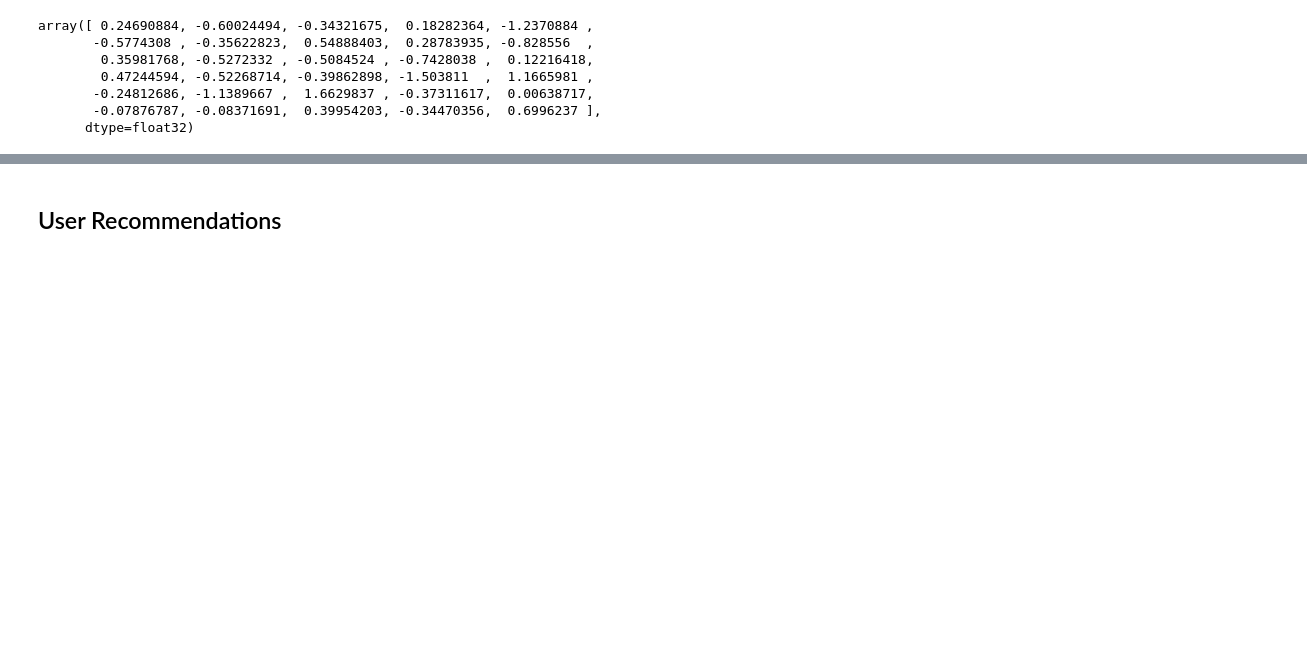
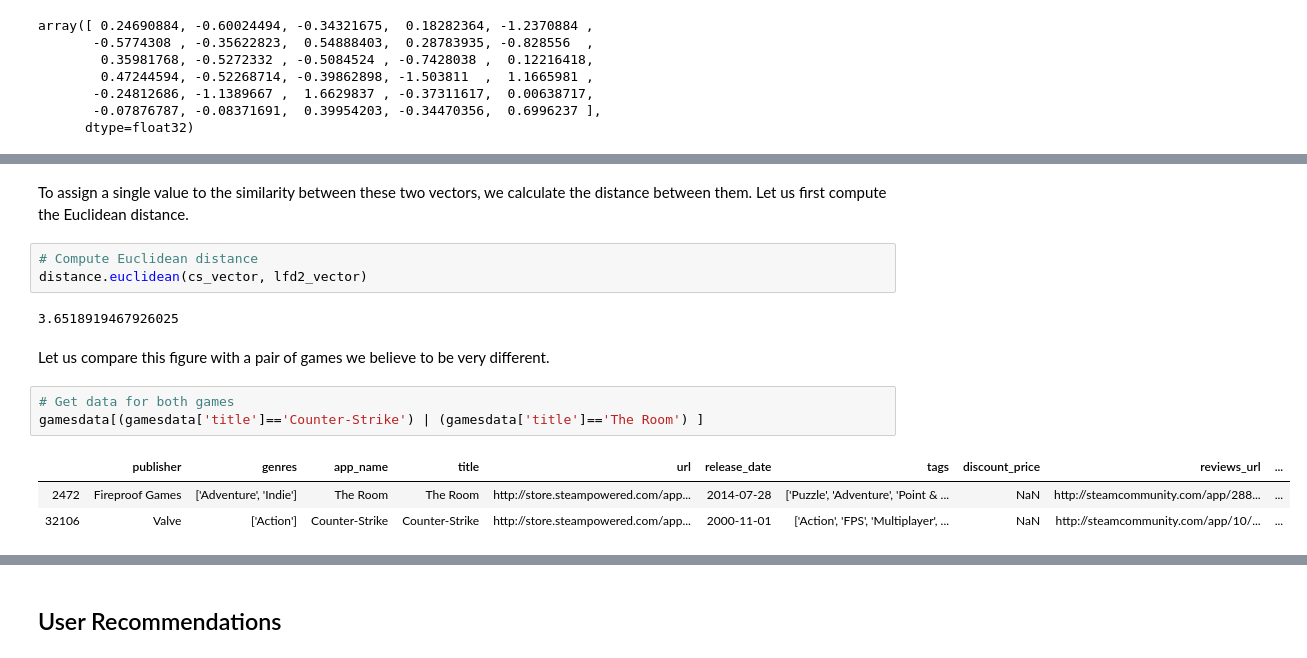
Before and after one commit to nadinezab/video-game-recs, a Jupyter notebook: 4-Modelling.ipynb, the cells around one changed output, grey strips where cells are left out. Cells and saved outputs as stored; diff of their text form; blank space fills up the shorter version.

```diff
--- a/4-Modelling.ipynb
+++ b/4-Modelling.ipynb
@@ -276,0 +333,16 @@ list(interactions.columns).index(40)
+# %% [markdown]
+To assign a single value to the similarity between these two vectors, we calculate the distance between them. Let us first compute the Euclidean distance.
+# %%
+# Compute Euclidean distance
+distance.euclidean(cs_vector, lfd2_vector)
+# %% [output]
+3.6518919467926025
+# %% [markdown]
+Let us compare this figure with a pair of games we believe to be very different.
+# %%
+# Get data for both games
+gamesdata[(gamesdata['title']=='Counter-Strike') | (gamesdata['title']=='The Room') ]
+# %% [output]
+|  | publisher | genres | app_name | title | url | release_date | tags | discount_price | reviews_url | ... |
+| 2472 | Fireproof Games | ['Adventure', 'Indie'] | The Room | The Room | http://store.steampowered.com/app... | 2014-07-28 | ['Puzzle', 'Adventure', 'Point & ... | NaN | http://steamcommunity.com/app/288... | ... |
+| 32106 | Valve | ['Action'] | Counter-Strike | Counter-Strike | http://store.steampowered.com/app... | 2000-11-01 | ['Action', 'FPS', 'Multiplayer', ... | NaN | http://steamcommunity.com/app/10/... | ... |
```
Also changed, not shown: parts of 18 cells of this notebook.
